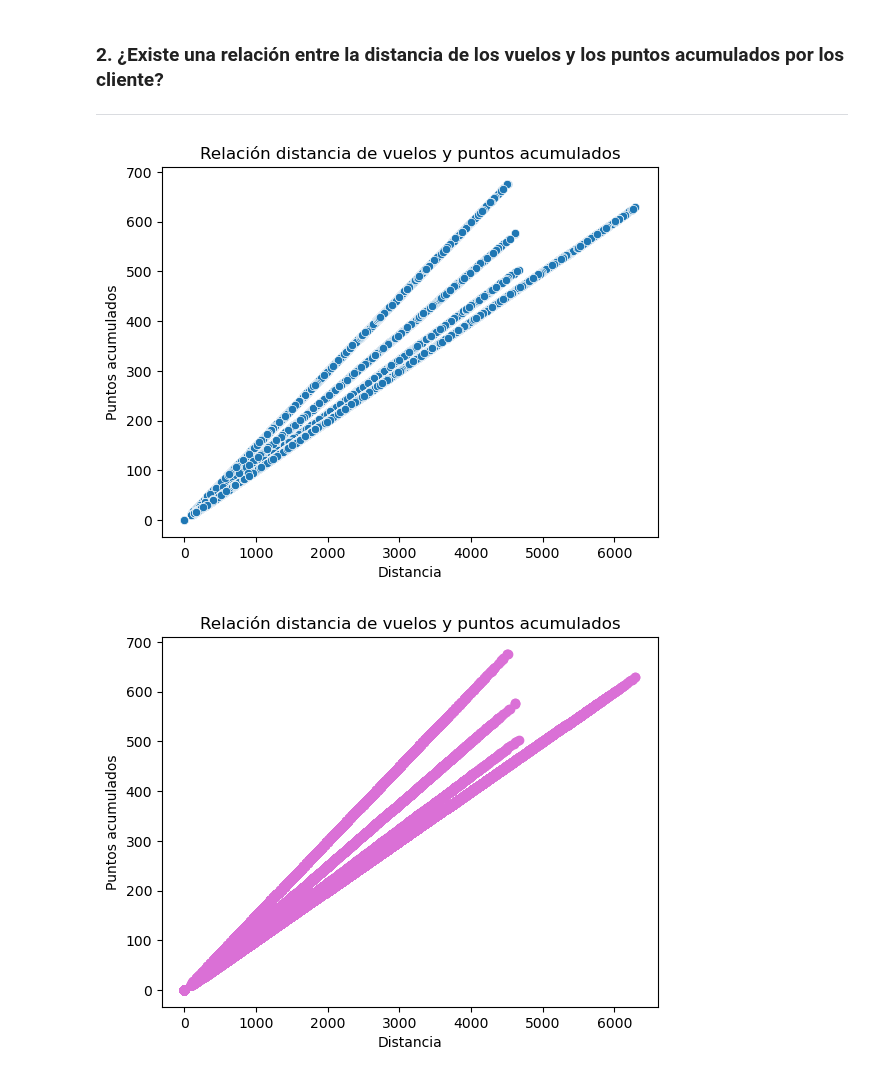
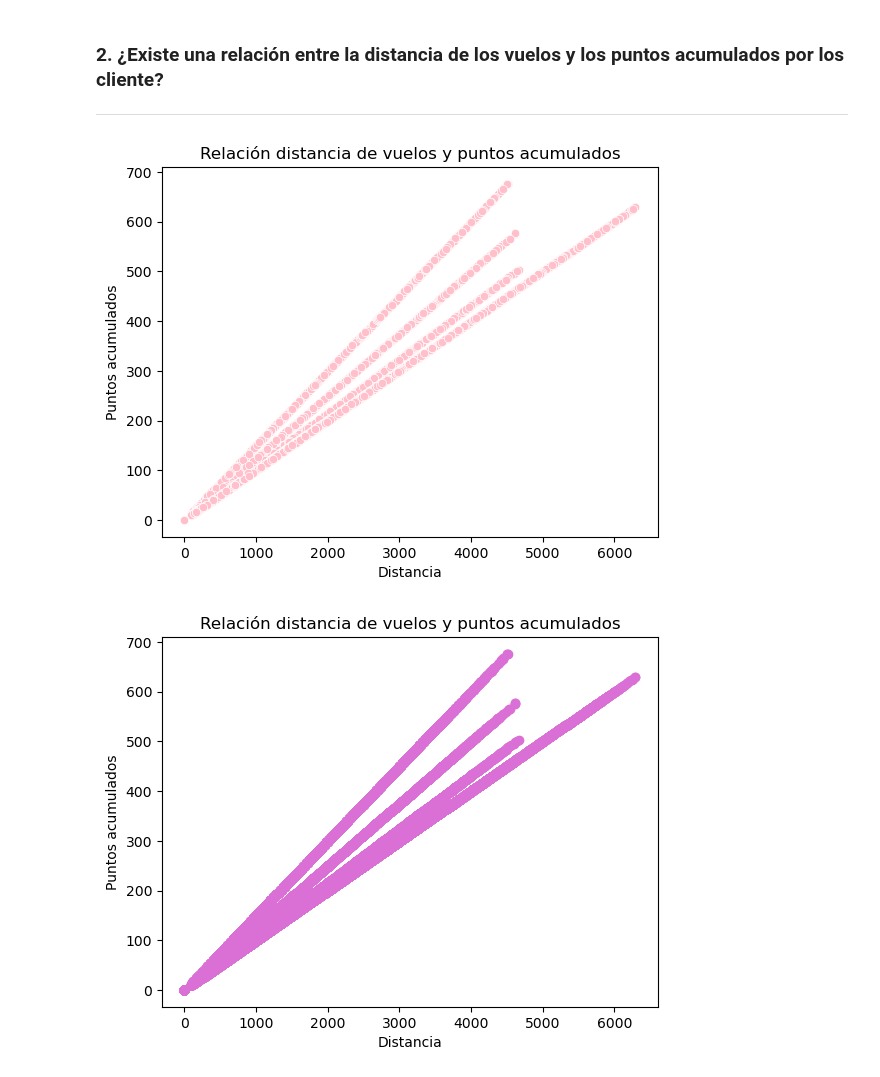
Before and after one commit to Adalab/bda-modulo-3-evaluacion-final-MarPastor, a Jupyter notebook: notebook/final_evaluation_mod3_marpastor.ipynb, the cells around one changed output. Cells and saved outputs as stored; diff of their text form; code cells hidden in the pictures.

```diff
--- a/notebook/final_evaluation_mod3_marpastor.ipynb
+++ b/notebook/final_evaluation_mod3_marpastor.ipynb
@@ -1319,13 +1298,13 @@ plt.show();
 
 ---
 # %%
-# usar 'scatterplot' para relacionar dos variables numéricas
+# usar 'seaborn'('scatterplot') para relacionar dos variables numéricas:
 
-sns.scatterplot(data=df_completo, x='distance', y='points_accumulated')
+sns.scatterplot(data=df_completo, x='distance', y='points_accumulated', color='pink')
 plt.title('Relación distancia de vuelos y puntos acumulados')
 plt.ylabel('Puntos acumulados')
 plt.xlabel('Distancia')
 plt.show();
 # %% [output]
-[figure, old version]
+[figure, new version]
 # %%
```
Also changed, not shown: parts of 39 cells of this notebook, 1 other file.
